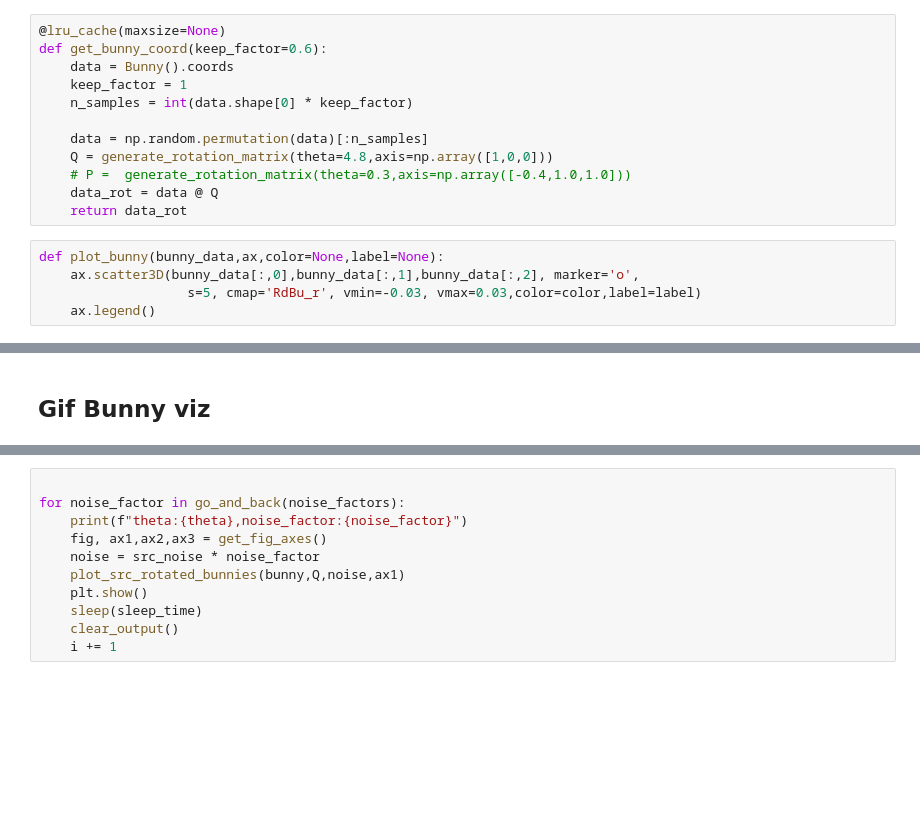
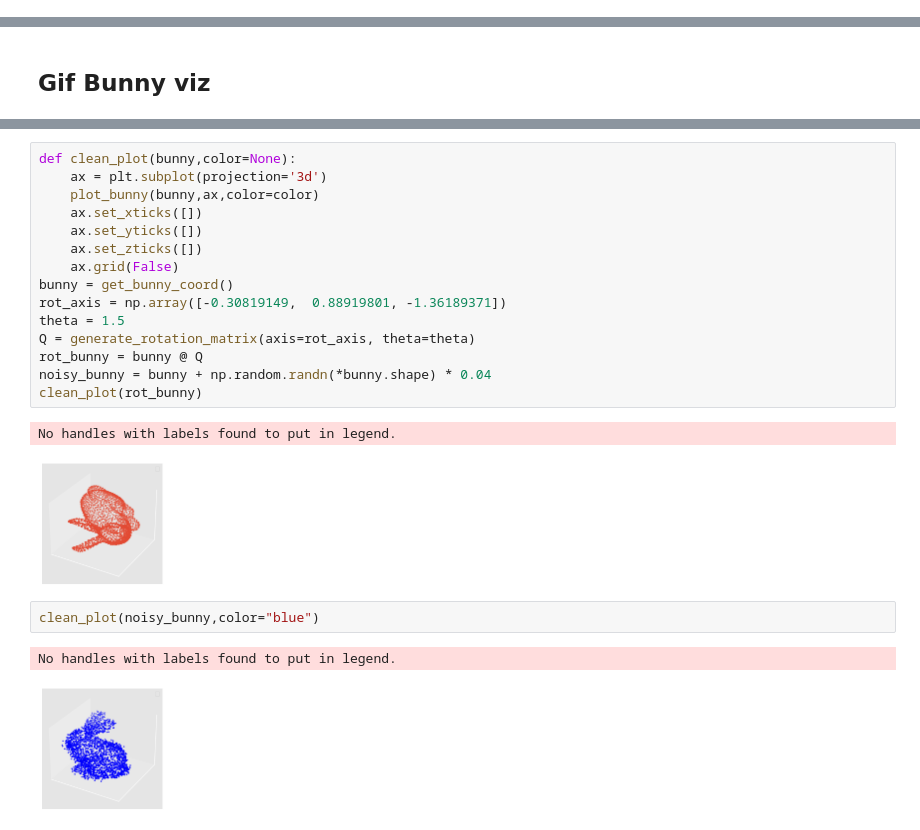
Before and after one commit to ymentha14/se3_molecule_generation, a Jupyter notebook: notebooks/bunny_viz.ipynb, the cells around one changed output, grey strips where cells are left out. Saved outputs shown, nothing was run; the diff lists cells and outputs as text; blank space fills up the shorter version.

Commit message:
Feat: generate images for README in bunny_viz.ipynb

```diff
--- a/notebooks/bunny_viz.ipynb
+++ b/notebooks/bunny_viz.ipynb
@@ -8,17 +12,0 @@ plt.style.use('ggplot')
-# %%
-@lru_cache(maxsize=None)
-def get_bunny_coord(keep_factor=0.6):
-    data = Bunny().coords
-    keep_factor = 1
-    n_samples = int(data.shape[0] * keep_factor)
-
-    data = np.random.permutation(data)[:n_samples]
-    Q = generate_rotation_matrix(theta=4.8,axis=np.array([1,0,0]))
-    # P =  generate_rotation_matrix(theta=0.3,axis=np.array([-0.4,1.0,1.0]))
-    data_rot = data @ Q
-    return data_rot
-# %%
-def plot_bunny(bunny_data,ax,color=None,label=None):
-    ax.scatter3D(bunny_data[:,0],bunny_data[:,1],bunny_data[:,2], marker='o',
-                   s=5, cmap='RdBu_r', vmin=-0.03, vmax=0.03,color=color,label=label)
-    ax.legend()
@@ -130,11 +17,23 @@ for i,rot_bun in go_and_back(rotated_bunnies):
-# %%
-
-for noise_factor in go_and_back(noise_factors):
-    print(f"theta:{theta},noise_factor:{noise_factor}")
-    fig, ax1,ax2,ax3 = get_fig_axes()
-    noise = src_noise * noise_factor
-    plot_src_rotated_bunnies(bunny,Q,noise,ax1)
-    plt.show()
-    sleep(sleep_time)
-    clear_output()
-    i += 1
+# %%
+def clean_plot(bunny,color=None):
+    ax = plt.subplot(projection='3d')
+    plot_bunny(bunny,ax,color=color)
+    ax.set_xticks([])
+    ax.set_yticks([])
+    ax.set_zticks([])
+    ax.grid(False)
+bunny = get_bunny_coord()
+rot_axis = np.array([-0.30819149,  0.88919801, -1.36189371])
+theta = 1.5
+Q = generate_rotation_matrix(axis=rot_axis, theta=theta)
+rot_bunny = bunny @ Q
+noisy_bunny = bunny + np.random.randn(*bunny.shape) * 0.04
+clean_plot(rot_bunny)
+# %% [output]
+No handles with labels found to put in legend.
+[figure, added]
+# %%
+clean_plot(noisy_bunny,color="blue")
+# %% [output]
+No handles with labels found to put in legend.
+[figure, added]
```
Also changed, not shown: parts of 7 cells of this notebook.
